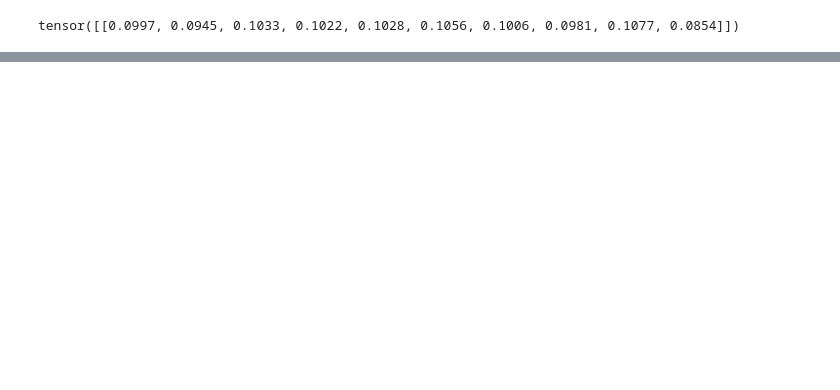
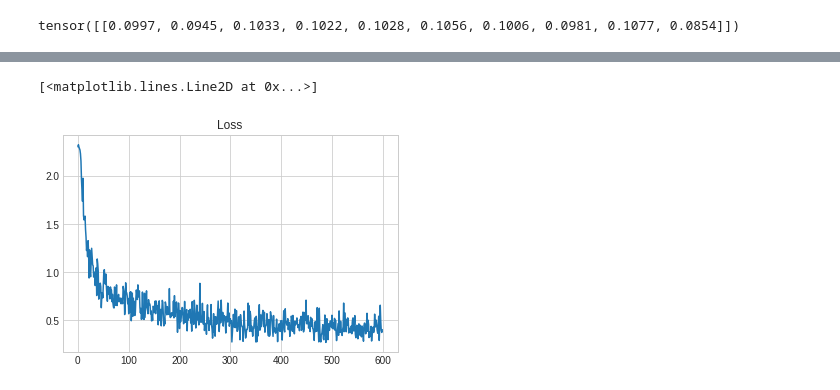
Before and after one commit to PotatoSpudowski/CNN_modelling_using_Pytorch, a Jupyter notebook: CNN_modeling_using_PyTorch.ipynb, the cells around one changed output, grey strips where cells are left out. Saved outputs shown, nothing was run; the diff lists cells and outputs as text; code cells hidden in the pictures; blank space fills up the shorter version.

```diff
--- a/CNN_modeling_using_PyTorch.ipynb
+++ b/CNN_modeling_using_PyTorch.ipynb
@@ -207,0 +315,19 @@ tensor([[0.0997, 0.0945, 0.1033, 0.1022, 0.1028, 0.1056, 0.1006, 0.0981, 0.1077,
+# %%
+cnn = Network()
+
+train_loader = torch.utils.data.DataLoader(train, batch_size=100)
+optimizer  = optim.Adam(cnn.parameters(), lr=0.01)
+
+batch = next(iter(train_loader))
+images, labels = batch
+
+preds = cnn(images)
+loss = F.cross_entropy(preds, labels)
+
+loss.backward()
+optimizer.step()
+
+print('loss1:', loss.item())
+preds = cnn(images)
+loss = F.cross_entropy(preds, labels)
+print('loss2', loss.item())
@@ -207,0 +339,23 @@ tensor([[0.0997, 0.0945, 0.1033, 0.1022, 0.1028, 0.1056, 0.1006, 0.0981, 0.1077,
+# %%
+cnn = Network()
+
+train_loader = torch.utils.data.DataLoader(train, batch_size=100)
+optimizer  = optim.Adam(cnn.parameters(), lr=0.01)
+
+total_loss = []
+total_correct = []
+
+for batch in train_loader:
+    images, labels = batch
+
+    preds = cnn(images)
+    loss = F.cross_entropy(preds, labels)
+
+    optimizer.zero_grad()
+    loss.backward()
+    optimizer.step()
+
+    total_loss.append(loss.item())
+    print('loss :', loss.item())
+    total_correct.append(get_num_correct(preds, labels))
+    print('total_correct :', get_num_correct(preds, labels))
@@ -207,0 +380,6 @@ tensor([[0.0997, 0.0945, 0.1033, 0.1022, 0.1028, 0.1056, 0.1006, 0.0981, 0.1077,
+# %%
+plt.title("Loss")
+plt.plot([x for x in range(len(total_loss))], total_loss)
+# %% [output]
+[<matplotlib.lines.Line2D at 0x...>]
+[figure, added]
```
Also changed, not shown: parts of 34 cells of this notebook.
